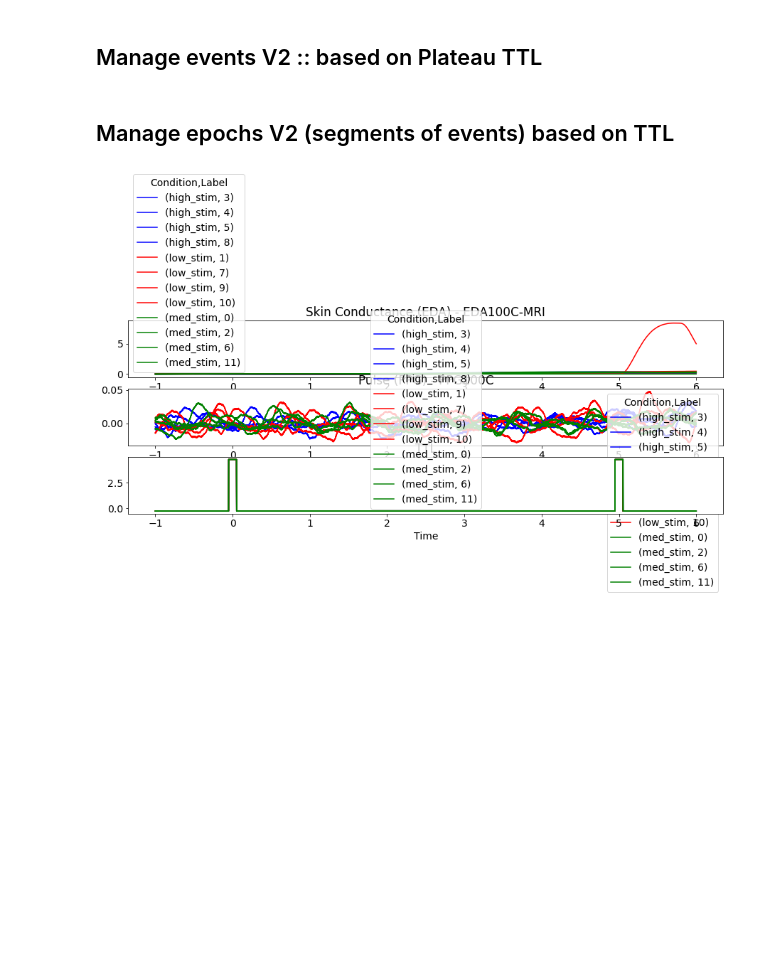
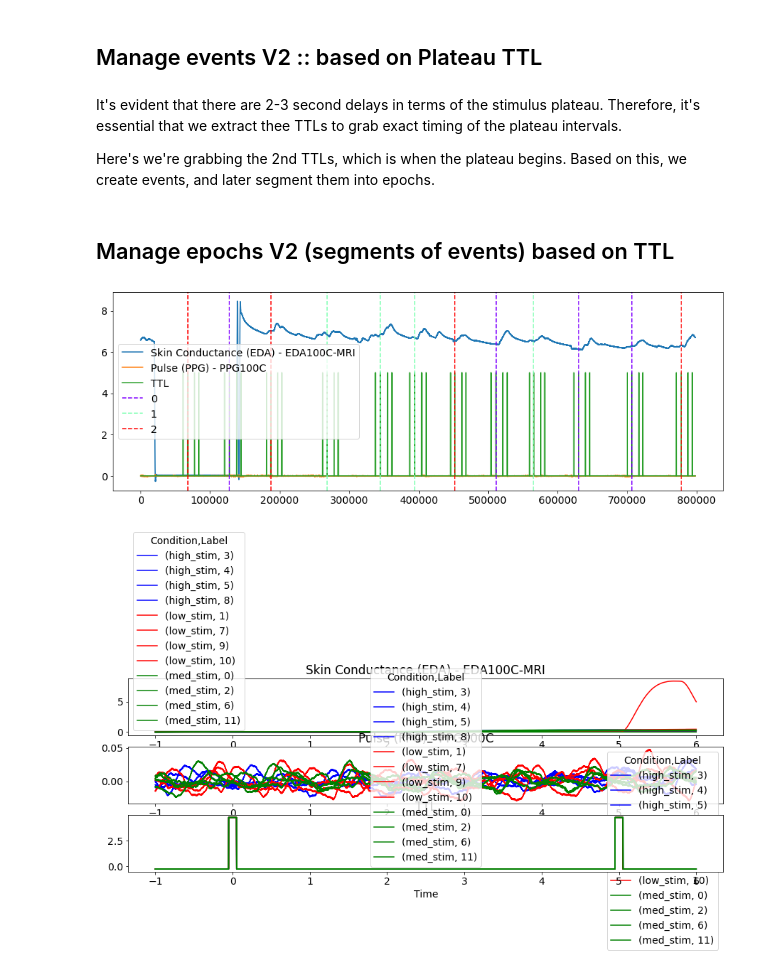
Before and after one commit to jungheejung/spacetop_biopac, a Jupyter notebook: scripts/neurokit/physio_code_HJ.ipynb, the cells around one changed output. Saved outputs shown, nothing was run; the diff lists cells and outputs as text; code cells hidden in the pictures; blank space fills up the shorter version.

```diff
--- a/scripts/neurokit/physio_code_HJ.ipynb
+++ b/scripts/neurokit/physio_code_HJ.ipynb
@@ -430,6 +427,10 @@ plot = nk.events_plot(event_stim, run_physio)
 [figure]
 # %% [markdown]
 ## Manage events V2 :: based on Plateau TTL
+# %% [markdown]
+It's evident that there are 2-3 second delays in terms of the stimulus plateau. Therefore, it's essential that we extract thee TTLs to grab exact timing of the plateau intervals.
+
+Here's we're grabbing the 2nd TTLs, which is when the plateau begins. Based on this, we create events, and later segment them into epochs.
 # %%
 # build direction
 ttl2 = final_df['ttl_2'].values.tolist()
@@ -440,6 +441,10 @@ event_plateau = {'onset':np.array(plateau_start),
 'condition':beh_df['param_stimulus_type'].values.tolist()}
 # %% [markdown]
 ## Manage epochs V2 (segments of events) based on TTL
+# %%
+plot = nk.events_plot(event_plateau, run_physio)
+# %% [output]
+[figure, added]
 # %%
 epochs_plateau = nk.epochs_create(run_physio,
                                 event_plateau,
```
Also changed, not shown: parts of 2 cells of this notebook.
